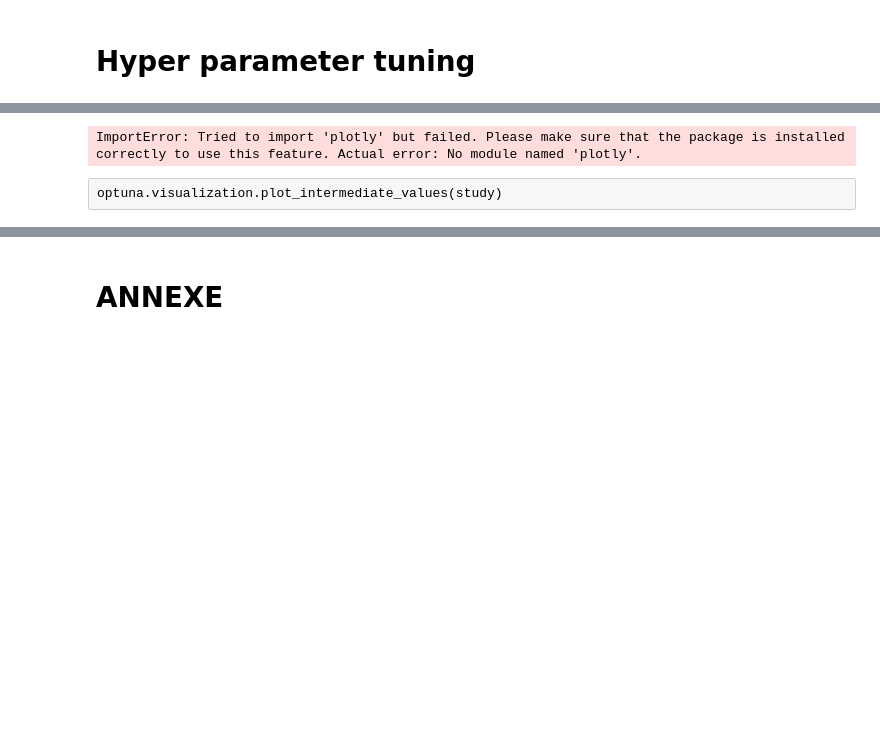
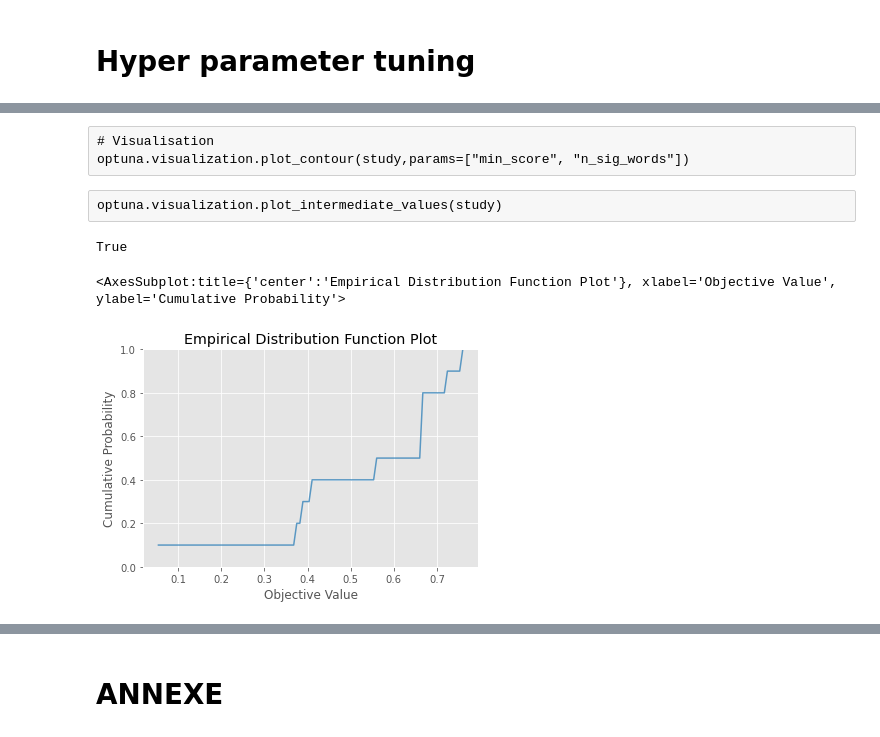
Before and after one commit to clemTJ/Company-Information-PSAT, a Jupyter notebook: textes_francais.ipynb, the cells around one changed output, grey strips where cells are left out. Drawn from its saved outputs; the diff is of its cells as text; code cells hidden in the pictures; blank space fills up the shorter version.

```diff
--- a/textes_francais.ipynb
+++ b/textes_francais.ipynb
@@ -1146,22 +1179,24 @@ import optuna
 import plotly
 # %%
 def objective(trial):
-    corpus = X_test_corpus[:50]
+    corpus = X_test_corpus[:200]
     min_score = trial.suggest_uniform('min_score', 0, 1)
     n_sig_words = trial.suggest_int('n_sig_words', 1, 10)
     #t = trial.suggest_int('n_sig_words', 200, 400,50)
+    #max_n_pred = trial.suggest_int('n_sig_words', 1, 10,1)
+    max_n_pred = None
     t = 250
     ac_model = ArticleClassifier(n_sig_words,min_score ,t)
     ac_model.fit(related_words)  # fit related words
-    predictions = ac_model.predict(corpus)
+    predictions = ac_model.predict(corpus,max_n_pred)
     ac_model.evaluate()
 
     return np.mean(ac_model.article_precision_list)
     #return np.mean(ac_model.company_precision_list)
 
-
-db_name = "testing"
-study = optuna.create_study(direction='maximize',study_name='example-study',storage='sqlite:///optuna_study/'+db_name, load_if_exists=True)
+study_name = "study_1"
+db_name = "tf_sublinear_200a"
+study = optuna.create_study(direction='maximize',study_name=study_name,storage='sqlite:///optuna_study/'+db_name, load_if_exists=True)
 study.optimize(objective, n_trials=5)
 
 print("Best hyperparameters: {}".format(study.best_params ))
@@ -1176,7 +1211,15 @@ Best hyperparameters: {'min_score': 0.3737771417604341, 'n_sig_words': 6}
-# %%
-# Visualisation
-optuna.visualization.plot_contour(study,params=["min_score", "n_sig_words"])
-# %% [output]
-ImportError: Tried to import 'plotly' but failed. Please make sure that the package is installed correctly to use this feature. Actual error: No module named 'plotly'.
+# %% [raw]
+# Visualisation
+optuna.visualization.plot_contour(study,params=["min_score", "n_sig_words"])
 # %% [raw]
 optuna.visualization.plot_intermediate_values(study)
+# %%
+# Check availability
+optuna.visualization.matplotlib.is_available()
+# %% [output]
+True
+# %%
+optuna.visualization.matplotlib.plot_edf(study)
+# %% [output]
+<AxesSubplot:title={'center':'Empirical Distribution Function Plot'}, xlabel='Objective Value', ylabel='Cumulative Probability'>
+[figure, added]
```
Also changed, not shown: parts of 31 cells of this notebook, 3 other files.
